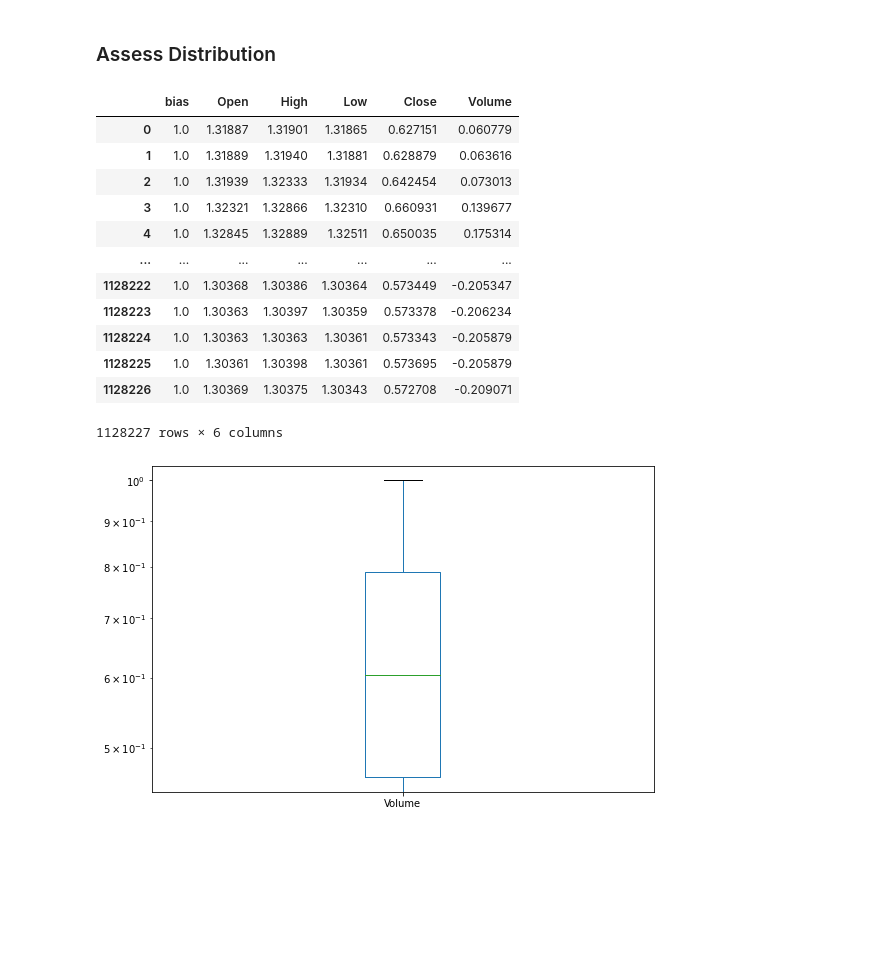
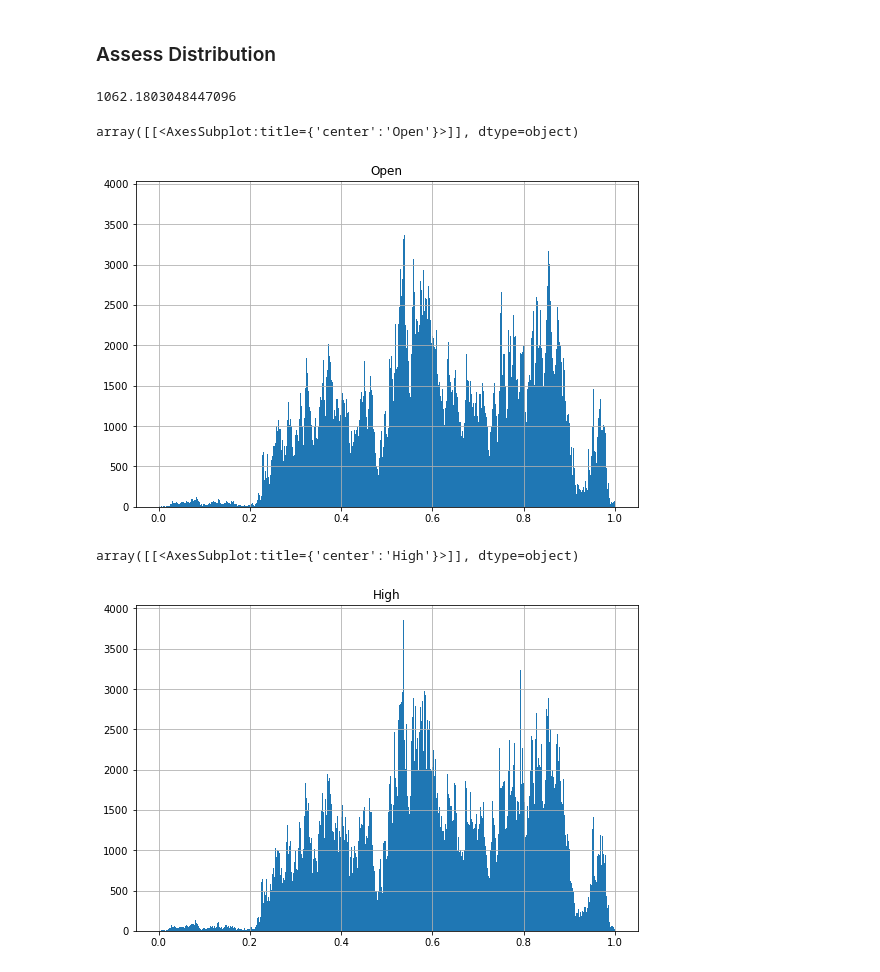
Before and after one commit to MpenduloNxumalo/Linear-Regression-Model, a Jupyter notebook: Assignment 1/Assignment 1.ipynb, the cells around one changed output. Saved outputs shown, nothing was run; the diff lists cells and outputs as text; code cells hidden in the pictures; blank space fills up the shorter version.

```diff
--- a/Assignment 1/Assignment 1.ipynb
+++ b/Assignment 1/Assignment 1.ipynb
@@ -145,45 +142,17 @@ len(scaled_Y)
 1128227
 # %% [markdown]
 <h3>Assess Distribution</h3>
-# %%
-bins = round(math.sqrt(df.shape[0]))
-    #Plot Distribution of Open price
-#hist(scaled_Y,'Close price',3000)
-
-    #Plot Distribution of High price
-#hist(scaled_X[: 1:3],'Others',3000)
-
-    #Plot Distribution of Low price
-#df.hist(column="Low", figsize=(9,6),bins=bins)
-
-    #Plot Distribution of Close price
-#df.hist(column="Close", figsize=(9,6),bins=bins)
-
-#df["Volume"] = np.power(df["Volume"],0.25)
-
-    #Plot Distribution of Volume price
-#df['Volume'].plot(kind='hist',figsize=(9,6),logy=True,bins=1000)
-df['Volume'].plot(kind='box',figsize=(9,6),logy=True)
-#print(df['Volume'])
-#
-std = df['Volume'].std()
-mean = df['Volume'].mean()
-
-df['Volume'] = (df['Volume']-mean)/std
-
-df
-# %% [output]
-|  | bias | Open | High | Low | Close | Volume |
-| 0 | 1.0 | 1.31887 | 1.31901 | 1.31865 | 0.627151 | 0.060779 |
-| 1 | 1.0 | 1.31889 | 1.31940 | 1.31881 | 0.628879 | 0.063616 |
-| 2 | 1.0 | 1.31939 | 1.32333 | 1.31934 | 0.642454 | 0.073013 |
-| 3 | 1.0 | 1.32321 | 1.32866 | 1.32310 | 0.660931 | 0.139677 |
-| 4 | 1.0 | 1.32845 | 1.32889 | 1.32511 | 0.650035 | 0.175314 |
-| ... | ... | ... | ... | ... | ... | ... |
-| 1128222 | 1.0 | 1.30368 | 1.30386 | 1.30364 | 0.573449 | -0.205347 |
-| 1128223 | 1.0 | 1.30363 | 1.30397 | 1.30359 | 0.573378 | -0.206234 |
-| 1128224 | 1.0 | 1.30363 | 1.30363 | 1.30361 | 0.573343 | -0.205879 |
-| 1128225 | 1.0 | 1.30361 | 1.30398 | 1.30361 | 0.573695 | -0.205879 |
-| 1128226 | 1.0 | 1.30369 | 1.30375 | 1.30343 | 0.572708 | -0.209071 |
-1128227 rows × 6 columns
-[figure, removed]
+# %%
+bins = round(math.sqrt(df.shape[0]))
+#Plot Distribution of Open price
+df.hist(column="Open", figsize=(9,6),bins=bins)
+# %% [output]
+1062.1803048447096
+array([[<AxesSubplot:title={'center':'Open'}>]], dtype=object)
+[figure, added]
+# %%
+#Plot Distribution of High price
+df.hist(column="High", figsize=(9,6),bins=bins)
+# %% [output]
+array([[<AxesSubplot:title={'center':'High'}>]], dtype=object)
+[figure, added]
```
Also changed, not shown: parts of 9 cells of this notebook.
